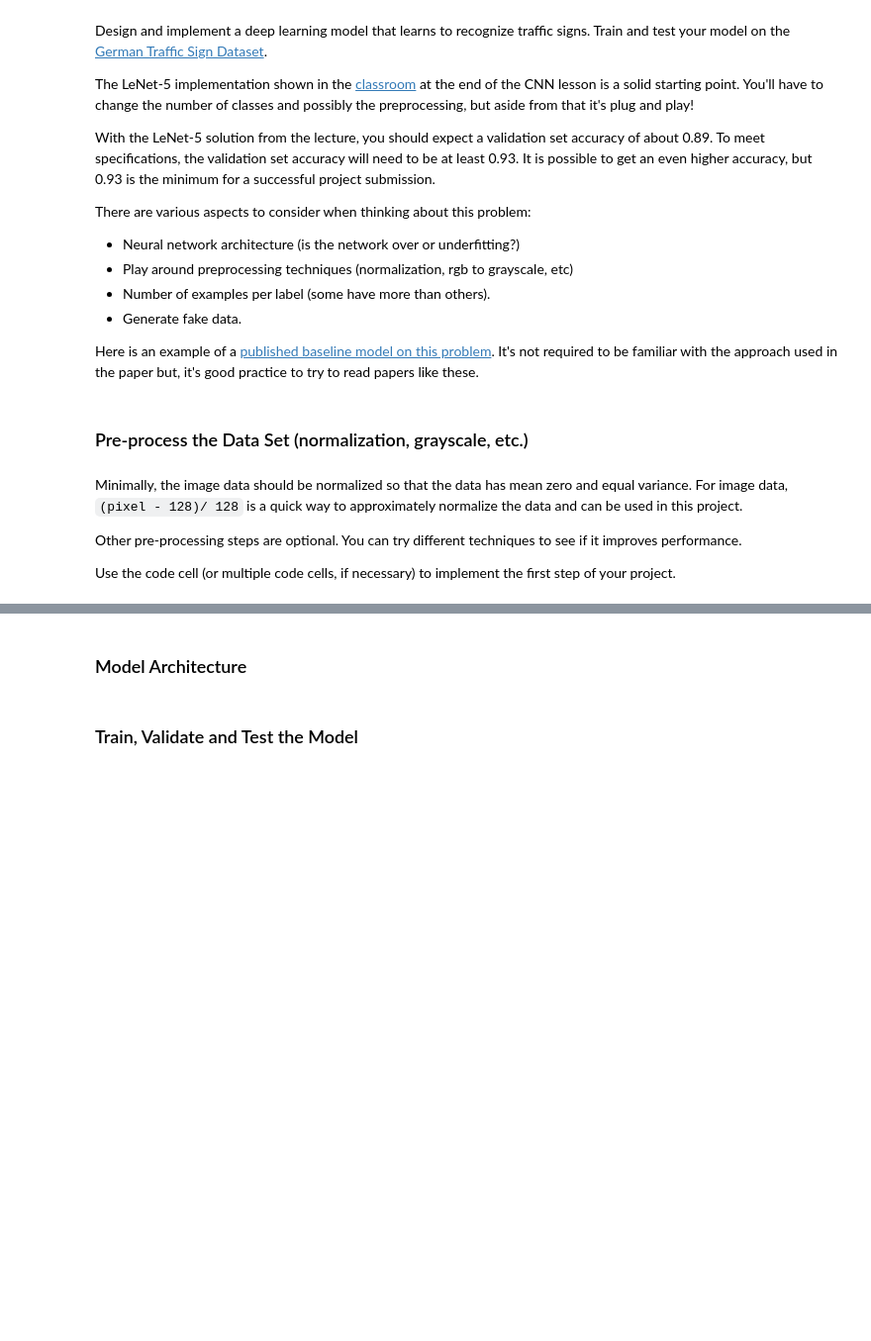
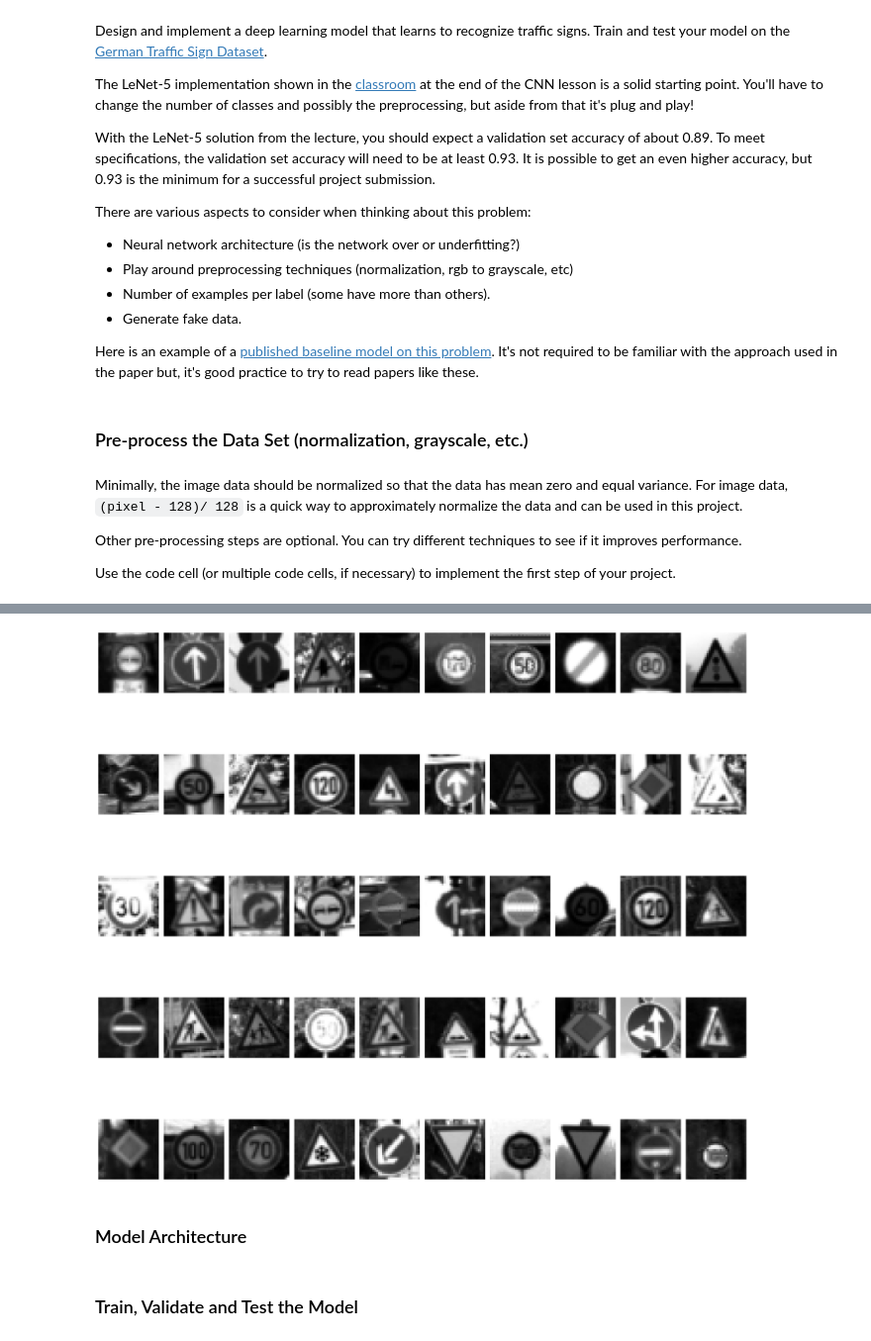
Before and after one commit to NathanBWaters/CarND-Traffic-Sign-Classifier-Project, a Jupyter notebook: Traffic_Sign_Classifier.ipynb, the cells around one changed output, grey strips where cells are left out. Shown at 99% size. Saved outputs shown, nothing was run; the diff lists cells and outputs as text; code cells hidden in the pictures; blank space fills up the shorter version.

```diff
--- a/Traffic_Sign_Classifier.ipynb
+++ b/Traffic_Sign_Classifier.ipynb
@@ -291,3 +219,83 @@ plt.show()
+# %%
+### Preprocess the data here. It is required to normalize the data. Other preprocessing steps could include
+### converting to grayscale, etc.
+### Feel free to use as many code cells as needed.
+
+def normalize_image(image):
+    '''
+    Preprocesses a single image
+    '''
+    if image.shape != IMAGE_SHAPE:
+        image = cv2.resize(image, dsize=IMAGE_SHAPE[0:2], interpolation=cv2.INTER_CUBIC)
+
+    # convert to grayscale image
+    image = np.array(image / 255.0, dtype=np.float32)
+    image = cv2.cvtColor(image, cv2.COLOR_RGB2GRAY)
+    return image.reshape(32,32,1)
+
+
+
+def preprocess(x, y, normalize=True, augment=False):
+    '''
+    Preprocesses the data
+    '''
+    x, y = shuffle(x, y)
+
+    if normalize:
+        normalized_images = []
+        for input_image in x:
+            normalized_images.append(normalize_image(input_image))
+
+        x = normalized_images
+
+    if augment:
+        p = Augmentor.DataPipeline(list(x), list(y))
+        p.zoom_random(1, percentage_area=0.9)
+        p.rotate(probability=1, max_left_rotation=5, max_right_rotation=5)
+        p.skew(0.8, 0.1)
+        p.shear(0.5, 1, 1)
+        p.random_erasing(0.1, 0.12)
+        p.random_contrast(0.5, 0.4, 1.0)
+        p.random_color(0.5, 0.6, 1.0)
+        p.random_brightness(0.5, 0.8, 1.0)
+        p.greyscale(0.2)
+        x, y = p.sample(len(x))
+    return x, y
+
+
+example_x, example_y = preprocess(X_train, y_train)
+
+
+def plot_figures(figures, nrows = 1, ncols=1):
+    """Plot a dictionary of figures.
+
+    Parameters
+    ----------
+    figures : <title, figure> dictionary
+    ncols : number of columns of subplots wanted in the display
+    nrows : number of rows of subplots wanted in the figure
+    """
+
+    fig, axeslist = plt.subplots(ncols=ncols, nrows=nrows)
+    for ind,title in zip(range(len(figures)), figures):
+        axeslist.ravel()[ind].imshow(np.squeeze(figures[title], axis=2), cmap='gray')
+        axeslist.ravel()[ind].set_axis_off()
+    plt.tight_layout() # optional
+
+
+
+# generation of a dictionary of (title, images)
+number_of_im = 50
+w=32
+h=32
+figures = {'im'+str(i): example_x[i] for i in range(number_of_im)}
+
+# plot of the images in a figure, with 5 rows and 4 columns
+plot_figures(figures, 5, 10)
+
+plt.show()
+# %% [output]
+[figure, added]
 # %% [markdown]
 ### Model Architecture
 # %%
```
Also changed, not shown: parts of 16 cells of this notebook, 19 other files.
